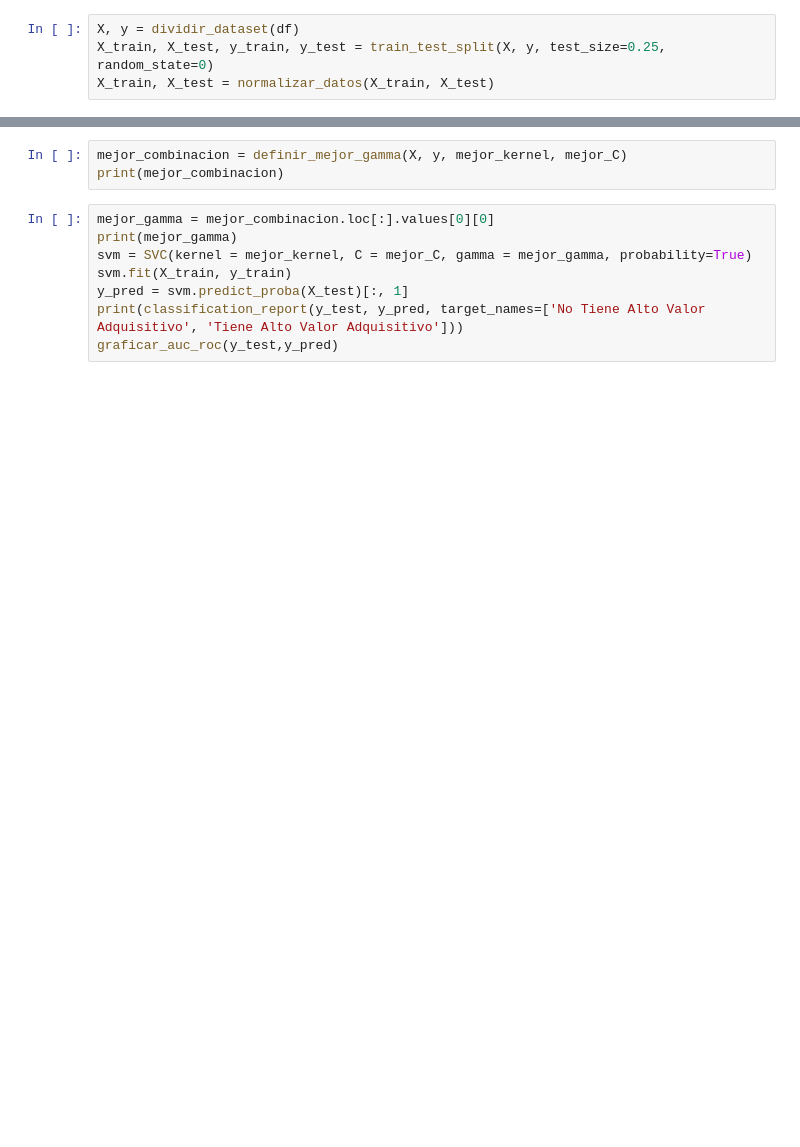
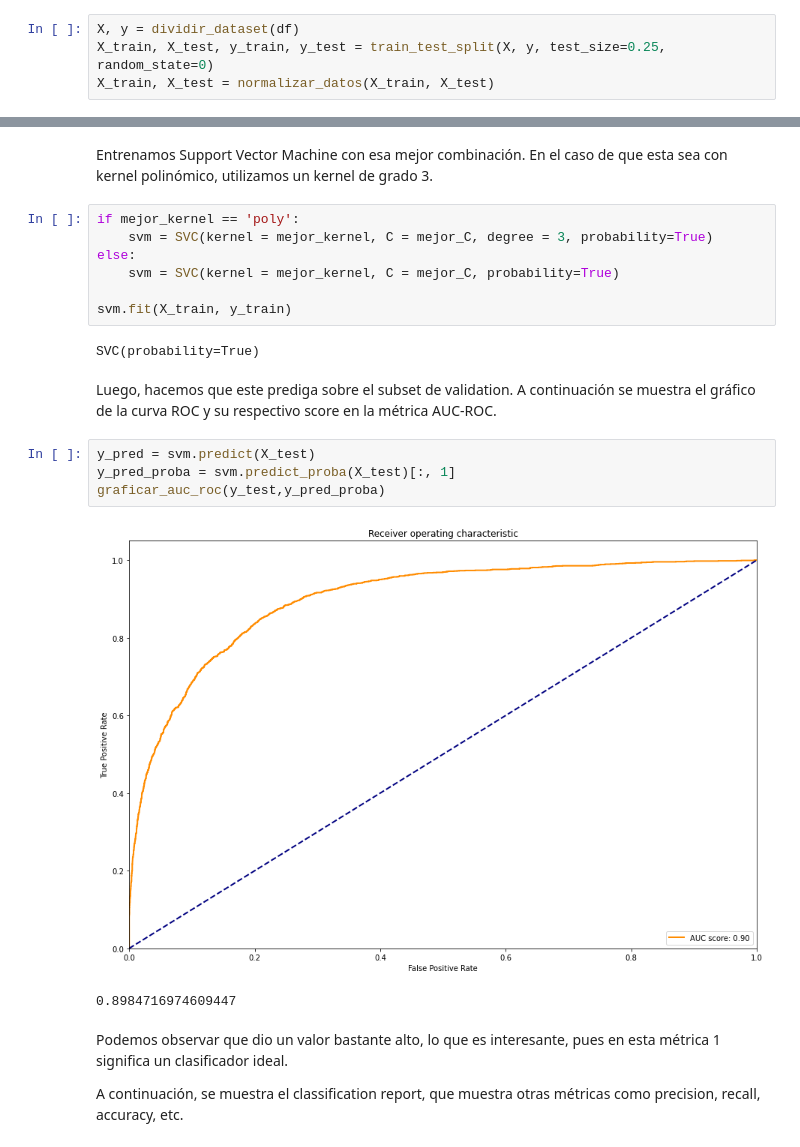
Before and after one commit to MateoCraviotto/Organizacion-de-datos-fiuba-1, a Jupyter notebook: TP2/SVM.ipynb, the cells around one changed output, grey strips where cells are left out. Saved outputs shown, nothing was run; the diff lists cells and outputs as text; blank space fills up the shorter version.

```diff
--- a/TP2/SVM.ipynb
+++ b/TP2/SVM.ipynb
@@ -81,11 +96,24 @@ def definir_mejor_gamma(X, y, mejor_kernel, mejor_C):
-# %%
-mejor_combinacion = definir_mejor_gamma(X, y, mejor_kernel, mejor_C)
-print(mejor_combinacion)
-# %%
-mejor_gamma = mejor_combinacion.loc[:].values[0][0]
-print(mejor_gamma)
-svm = SVC(kernel = mejor_kernel, C = mejor_C, gamma = mejor_gamma, probability=True)
-svm.fit(X_train, y_train)
-y_pred = svm.predict_proba(X_test)[:, 1]
-print(classification_report(y_test, y_pred, target_names=['No Tiene Alto Valor Adquisitivo', 'Tiene Alto Valor Adquisitivo']))
-graficar_auc_roc(y_test,y_pred)
+# %% [markdown]
+Entrenamos Support Vector Machine con esa mejor combinación. En el caso de que esta sea con kernel polinómico, utilizamos un kernel de grado 3.
+# %%
+if mejor_kernel == 'poly':
+    svm = SVC(kernel = mejor_kernel, C = mejor_C, degree = 3, probability=True)
+else:
+    svm = SVC(kernel = mejor_kernel, C = mejor_C, probability=True)
+
+svm.fit(X_train, y_train)
+# %% [output]
+SVC(probability=True)
+# %% [markdown]
+Luego, hacemos que este prediga sobre el subset de validation. A continuación se muestra el gráfico de la curva ROC y su respectivo score en la métrica AUC-ROC.
+# %%
+y_pred = svm.predict(X_test)
+y_pred_proba = svm.predict_proba(X_test)[:, 1]
+graficar_auc_roc(y_test,y_pred_proba)
+# %% [output]
+[figure, added]
+0.8984716974609447
+# %% [markdown]
+Podemos observar que dio un valor bastante alto, lo que es interesante, pues en esta métrica 1 significa un clasificador ideal.
+
+A continuación, se muestra el classification report, que muestra otras métricas como precision, recall, accuracy, etc.
```
Also changed, not shown: parts of 38 cells of this notebook, 1 other file.
